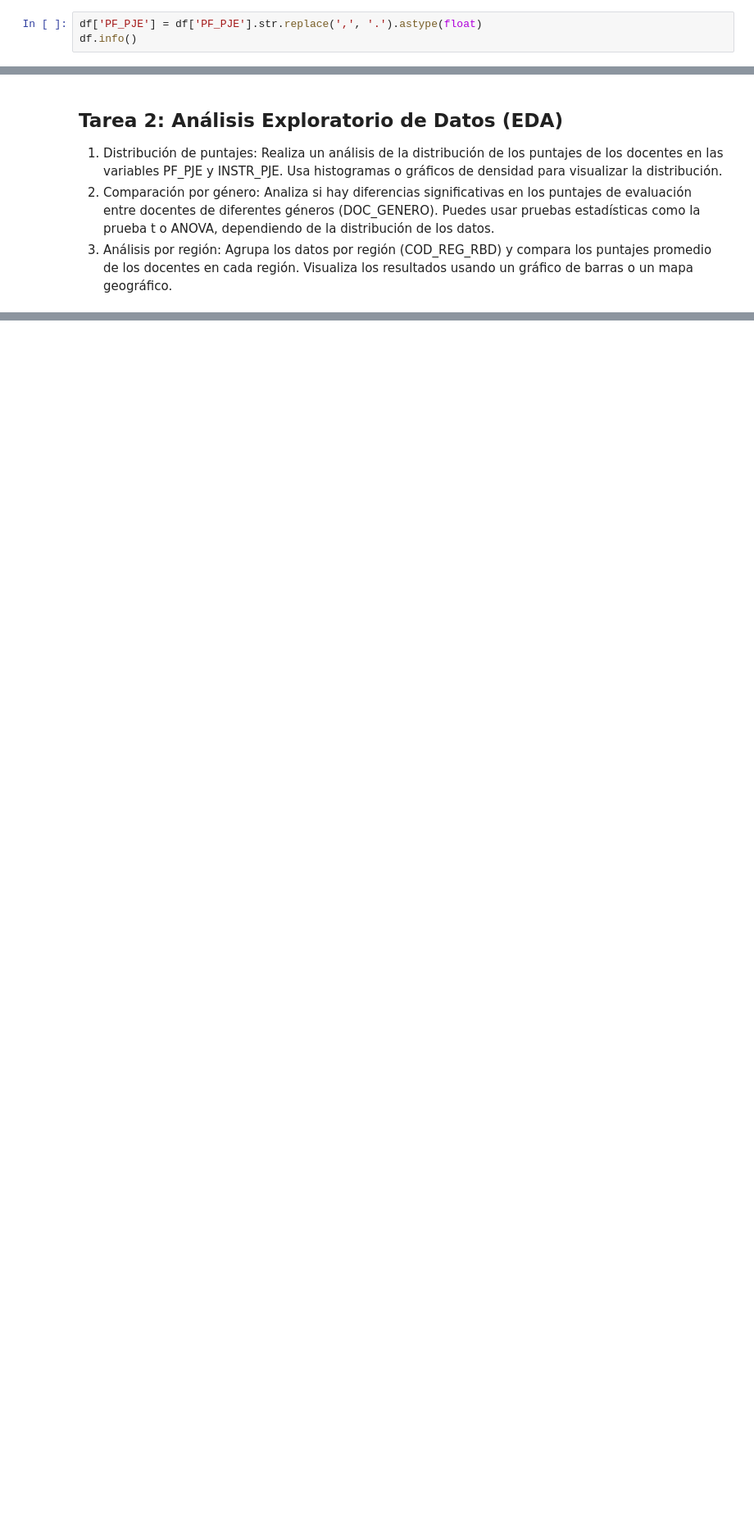
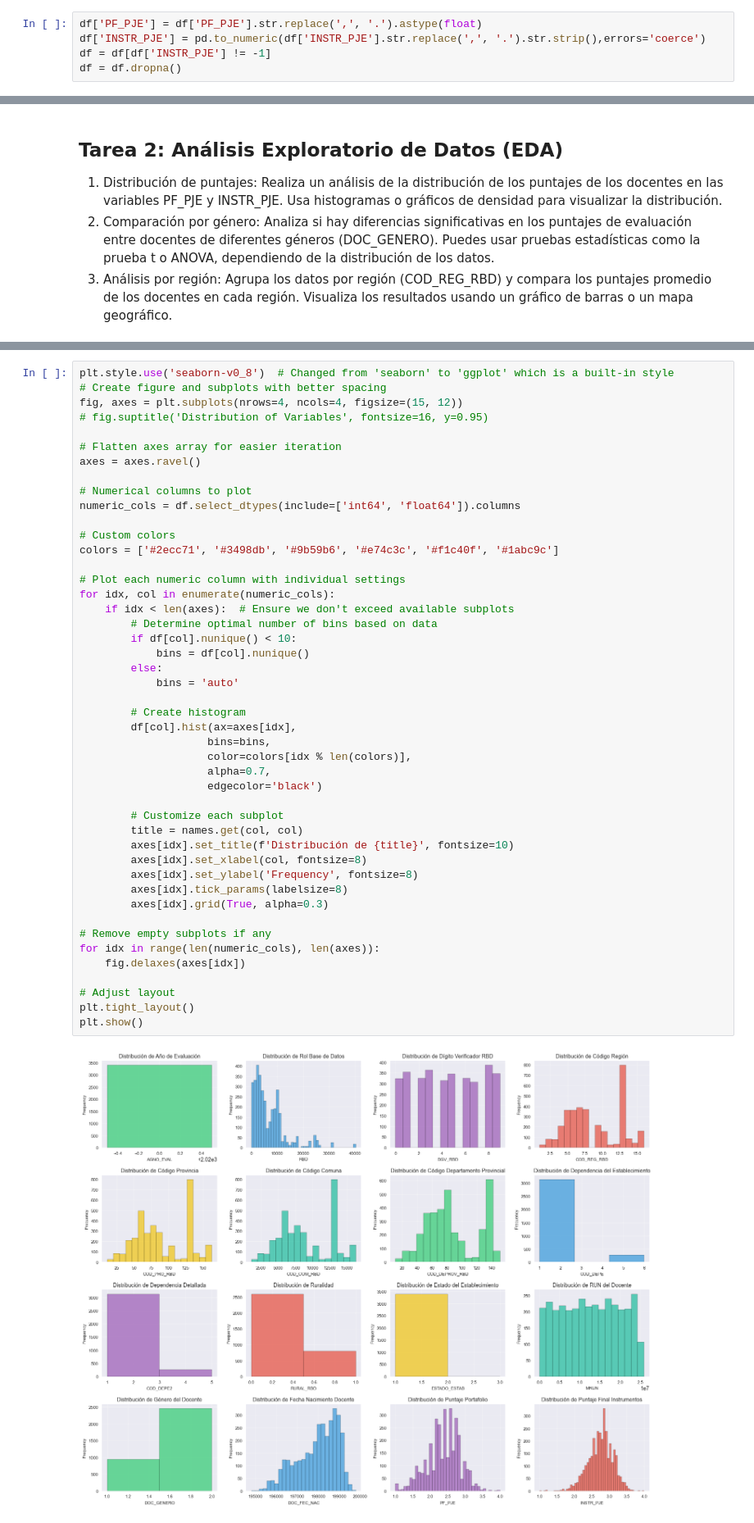
Before and after one commit to PalomoMT/Docentes, a Jupyter notebook: Analisis.ipynb, the cells around one changed output, grey strips where cells are left out. Shown at 82% size. Drawn from its saved outputs; the diff is of its cells as text; blank space fills up the shorter version.

```diff
--- a/Analisis.ipynb
+++ b/Analisis.ipynb
@@ -49,3 +27,5 @@ memory usage: 3.6+ MB
 # %%
 df['PF_PJE'] = df['PF_PJE'].str.replace(',', '.').astype(float)
-df.info()
+df['INSTR_PJE'] = pd.to_numeric(df['INSTR_PJE'].str.replace(',', '.').str.strip(),errors='coerce')
+df = df[df['INSTR_PJE'] != -1]
+df = df.dropna()
@@ -81,0 +87,48 @@ plt.show()
+# %%
+plt.style.use('seaborn-v0_8')  # Changed from 'seaborn' to 'ggplot' which is a built-in style
+# Create figure and subplots with better spacing
+fig, axes = plt.subplots(nrows=4, ncols=4, figsize=(15, 12))
+# fig.suptitle('Distribution of Variables', fontsize=16, y=0.95)
+
+# Flatten axes array for easier iteration
+axes = axes.ravel()
+
+# Numerical columns to plot
+numeric_cols = df.select_dtypes(include=['int64', 'float64']).columns
+
+# Custom colors
+colors = ['#2ecc71', '#3498db', '#9b59b6', '#e74c3c', '#f1c40f', '#1abc9c']
+
+# Plot each numeric column with individual settings
+for idx, col in enumerate(numeric_cols):
+    if idx < len(axes):  # Ensure we don't exceed available subplots
+        # Determine optimal number of bins based on data
+        if df[col].nunique() < 10:
+            bins = df[col].nunique()
+        else:
+            bins = 'auto'
+
+        # Create histogram
+        df[col].hist(ax=axes[idx],
+                    bins=bins,
+                    color=colors[idx % len(colors)],
+                    alpha=0.7,
+                    edgecolor='black')
+
+        # Customize each subplot
+        title = names.get(col, col)
+        axes[idx].set_title(f'Distribución de {title}', fontsize=10)
+        axes[idx].set_xlabel(col, fontsize=8)
+        axes[idx].set_ylabel('Frequency', fontsize=8)
+        axes[idx].tick_params(labelsize=8)
+        axes[idx].grid(True, alpha=0.3)
+
+# Remove empty subplots if any
+for idx in range(len(numeric_cols), len(axes)):
+    fig.delaxes(axes[idx])
+
+# Adjust layout
+plt.tight_layout()
+plt.show()
+# %% [output]
+[figure, added]
```
Also changed, not shown: parts of 8 cells of this notebook, 3 other files.
